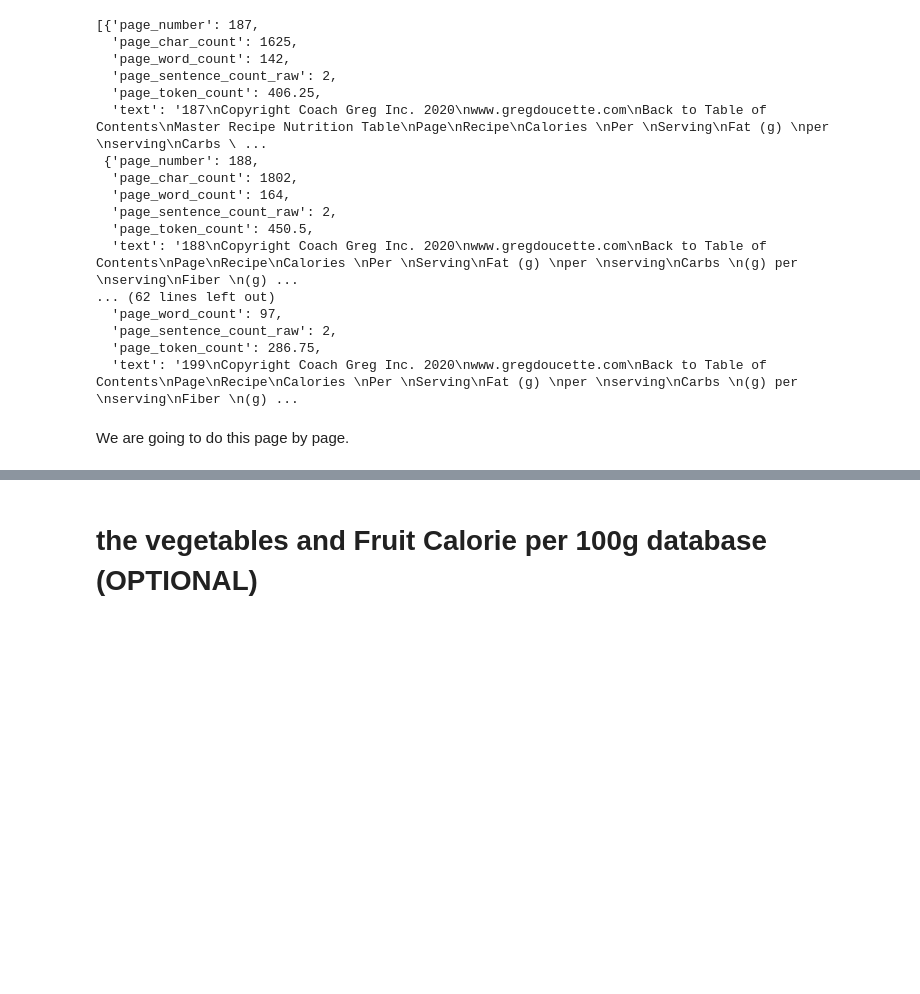
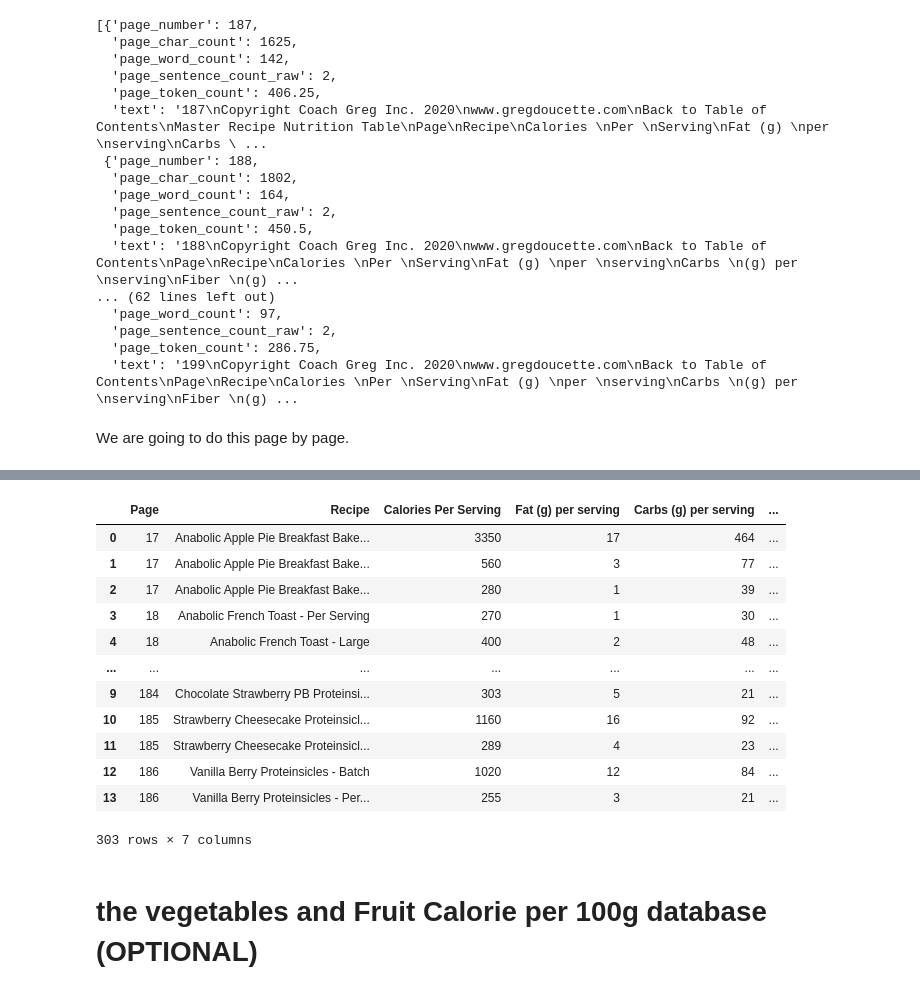
Before and after one commit to MikeDuran-git/simple-local-rag, a Jupyter notebook: text_processing.ipynb, the cells around one changed output, grey strips where cells are left out. Saved outputs shown, nothing was run; the diff lists cells and outputs as text; code cells hidden in the pictures; blank space fills up the shorter version.

Commit message:
created master_recipe_nutrition_table

```diff
--- a/text_processing.ipynb
+++ b/text_processing.ipynb
@@ -793,0 +462,40 @@ page_2_dataframe
+# %%
+#load all the nutrition_table csv files and fuse them into one
+import os
+import glob
+
+#we load the pages one by one
+page_1_dataframe = pd.read_csv('nutrition_table_0.csv')
+page_2_dataframe = pd.read_csv('nutrition_table_1.csv')
+page_3_dataframe = pd.read_csv('nutrition_table_2.csv')
+page_4_dataframe = pd.read_csv('nutrition_table_3.csv')
+page_5_dataframe = pd.read_csv('nutrition_table_4.csv')
+page_6_dataframe = pd.read_csv('nutrition_table_5.csv')
+page_7_dataframe = pd.read_csv('nutrition_table_6.csv')
+page_8_dataframe = pd.read_csv('nutrition_table_7.csv')
+page_9_dataframe = pd.read_csv('nutrition_table_8.csv')
+page_10_dataframe = pd.read_csv('nutrition_table_9.csv')
+page_11_dataframe = pd.read_csv('nutrition_table_10.csv')
+page_12_dataframe = pd.read_csv('nutrition_table_11.csv')
+page_13_dataframe = pd.read_csv('nutrition_table_12.csv')
+
+#we concatenate all the dataframes
+master_recipe_nutrition_table = pd.concat([page_1_dataframe, page_2_dataframe, page_3_dataframe, page_4_dataframe, page_5_dataframe, page_6_dataframe, page_7_dataframe, page_8_dataframe, page_9_dataframe, page_10_dataframe, page_11_dataframe, page_12_dataframe, page_13_dataframe])
+# %%
+# we order it by the page number
+master_recipe_nutrition_table = master_recipe_nutrition_table.sort_values(by='Page')
+master_recipe_nutrition_table
+# %% [output]
+|  | Page | Recipe | Calories Per Serving | Fat (g) per serving | Carbs (g) per serving | ... |
+| 0 | 17 | Anabolic Apple Pie Breakfast Bake... | 3350 | 17 | 464 | ... |
+| 1 | 17 | Anabolic Apple Pie Breakfast Bake... | 560 | 3 | 77 | ... |
+| 2 | 17 | Anabolic Apple Pie Breakfast Bake... | 280 | 1 | 39 | ... |
+| 3 | 18 | Anabolic French Toast - Per Serving | 270 | 1 | 30 | ... |
+| 4 | 18 | Anabolic French Toast - Large | 400 | 2 | 48 | ... |
+| ... | ... | ... | ... | ... | ... | ... |
+| 9 | 184 | Chocolate Strawberry PB Proteinsi... | 303 | 5 | 21 | ... |
+| 10 | 185 | Strawberry Cheesecake Proteinsicl... | 1160 | 16 | 92 | ... |
+| 11 | 185 | Strawberry Cheesecake Proteinsicl... | 289 | 4 | 23 | ... |
+| 12 | 186 | Vanilla Berry Proteinsicles - Batch | 1020 | 12 | 84 | ... |
+| 13 | 186 | Vanilla Berry Proteinsicles - Per... | 255 | 3 | 21 | ... |
+303 rows × 7 columns
```
Also changed, not shown: parts of 11 cells of this notebook.
